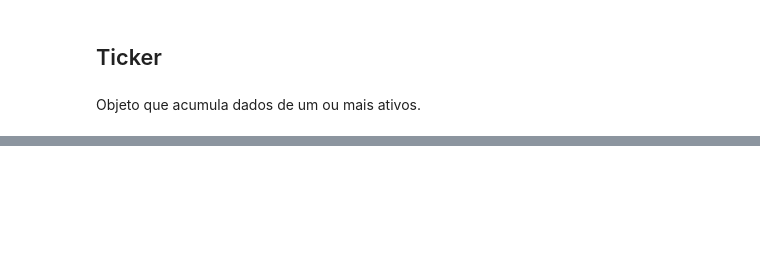
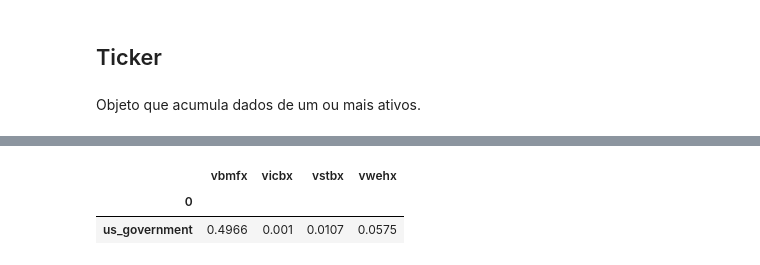
Before and after one commit to F-Neres/Python_for_Data_Science, a Jupyter notebook: Notas/Pacotes/yahooquery.ipynb, the cells around one changed output, grey strips where cells are left out. Saved outputs shown, nothing was run; the diff lists cells and outputs as text; code cells hidden in the pictures; blank space fills up the shorter version.

```diff
--- a/Notas/Pacotes/yahooquery.ipynb
+++ b/Notas/Pacotes/yahooquery.ipynb
@@ -47,0 +225,2 @@ Objeto que acumula dados de um ou mais ativos.
+# %%
+fund = yq.Ticker('vbmfx vicbx vstbx vwehx')
@@ -47,0 +245,8 @@ Objeto que acumula dados de um ou mais ativos.
+# %%
+# Recupera informações agregadas de maturidade e duração para um determinado símbolo (s)
+
+fund.fund_bond_ratings
+# %% [output]
+|  | vbmfx | vicbx | vstbx | vwehx |
+| 0 |  |  |  |  |
+| us_government | 0.4966 | 0.001 | 0.0107 | 0.0575 |
```
Also changed, not shown: parts of 23 cells of this notebook.
